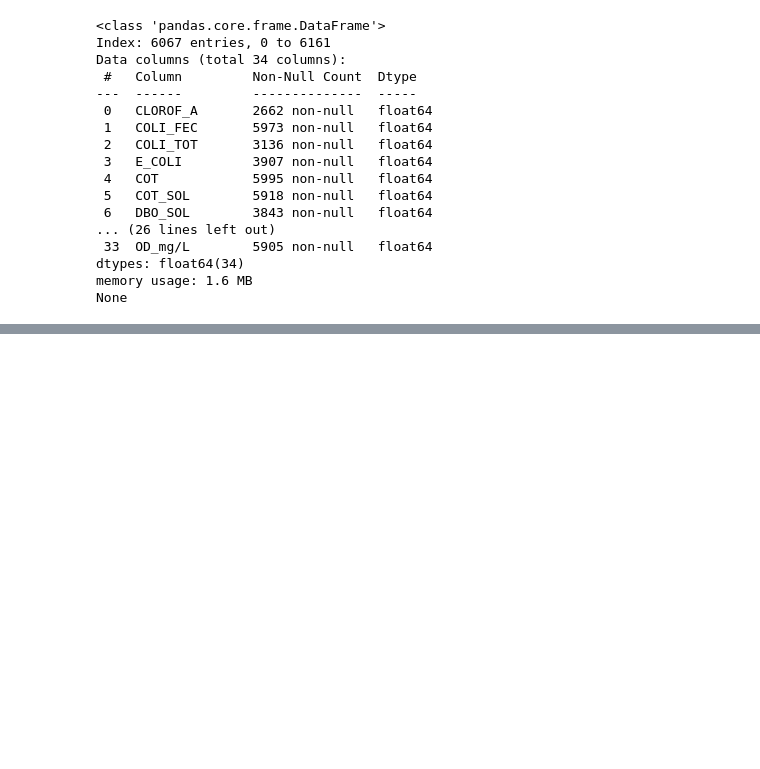
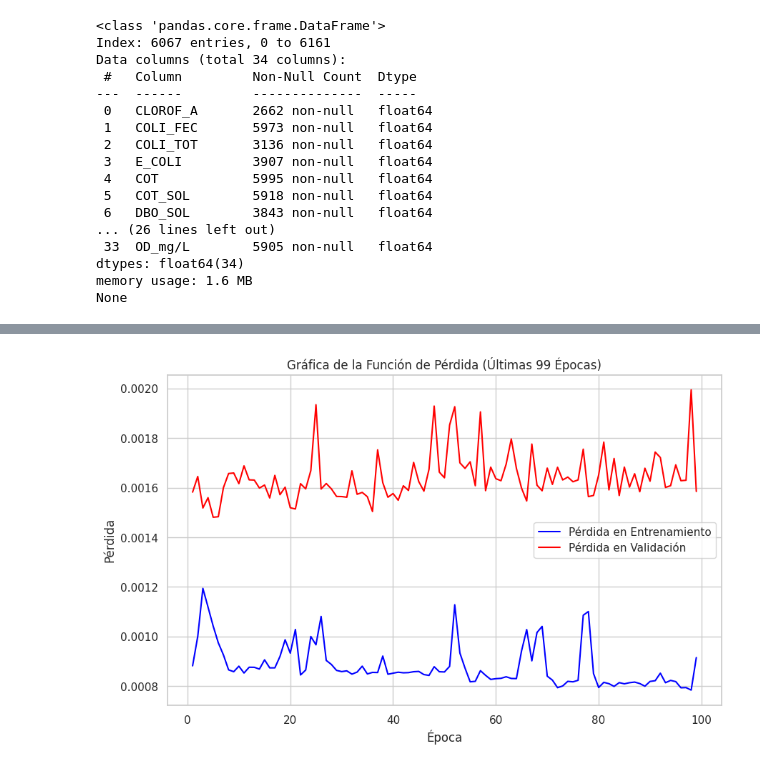
Before and after one commit to SahirReyes30/ANN_forecast, a Jupyter notebook: ANN.ipynb, the cells around one changed output, grey strips where cells are left out. Cells and saved outputs as stored; diff of their text form; code cells hidden in the pictures; blank space fills up the shorter version.

```diff
--- a/ANN.ipynb
+++ b/ANN.ipynb
@@ -144,0 +326,18 @@ Name: pH_CAMPO, Length: 6067, dtype: float64
+# %%
+# Obtener las métricas de pérdida del historial
+pérdida_entrenamiento = history.history['loss']
+pérdida_validación = history.history['val_loss']
+
+épocas = range(1, 100)
+
+# Crear una gráfica de la función de pérdida para las últimas 99 épocas
+plt.figure(figsize=(10, 6))
+plt.plot(épocas, pérdida_entrenamiento[-99:], label='Pérdida en Entrenamiento', color='blue')
+plt.plot(épocas, pérdida_validación[-99:], label='Pérdida en Validación', color='red')
+plt.xlabel('Época')
+plt.ylabel('Pérdida')
+plt.legend()
+plt.title('Gráfica de la Función de Pérdida (Últimas 99 Épocas)')
+plt.show()
+# %% [output]
+[figure, added]
```
Also changed, not shown: parts of 26 cells of this notebook.
